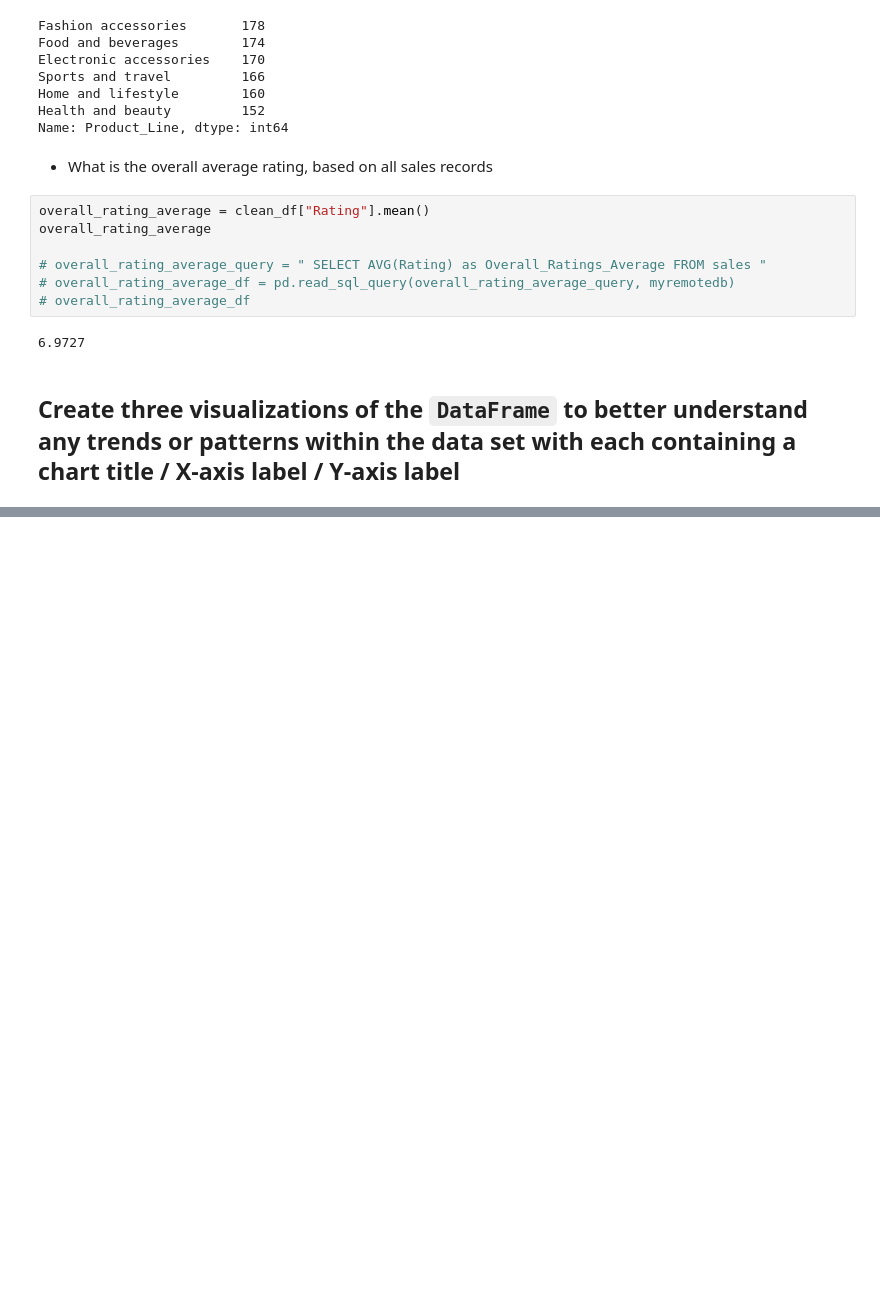
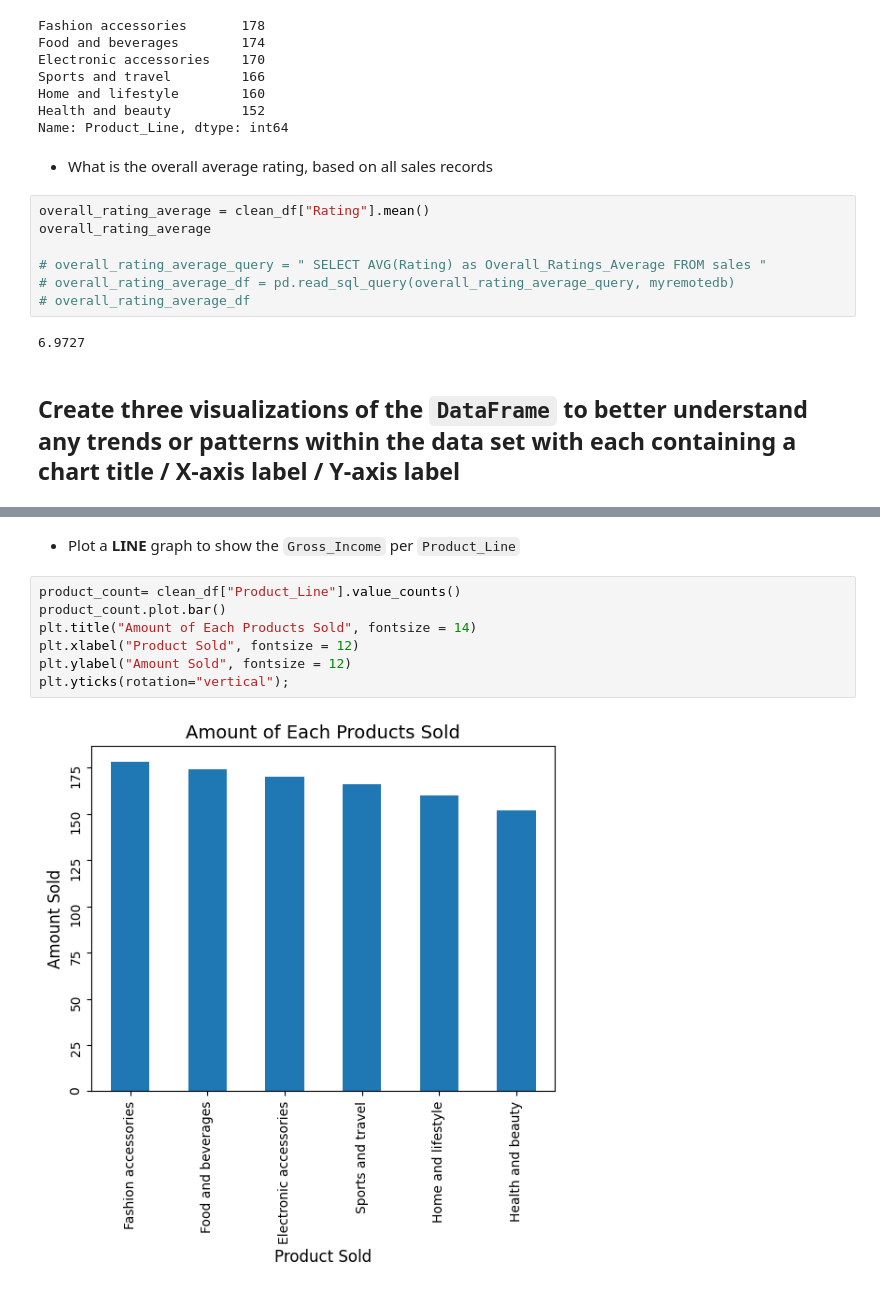
Before and after one commit to Nathan-Seeley/exploratory_data_analysis, a Jupyter notebook: sales_analysis.ipynb, the cells around one changed output, grey strips where cells are left out. Drawn from its saved outputs; the diff is of its cells as text; blank space fills up the shorter version.

```diff
--- a/sales_analysis.ipynb
+++ b/sales_analysis.ipynb
@@ -184,0 +187,11 @@ plt.ylabel("Amount of Transactions" , fontsize = 11);
+# %% [markdown]
+* Plot a **LINE** graph to show the `Gross_Income` per `Product_Line`
+# %%
+product_count= clean_df["Product_Line"].value_counts()
+product_count.plot.bar()
+plt.title("Amount of Each Products Sold", fontsize = 14)
+plt.xlabel("Product Sold", fontsize = 12)
+plt.ylabel("Amount Sold", fontsize = 12)
+plt.yticks(rotation="vertical");
+# %% [output]
+[figure, added]
```
Also changed, not shown: parts of 4 cells of this notebook.
